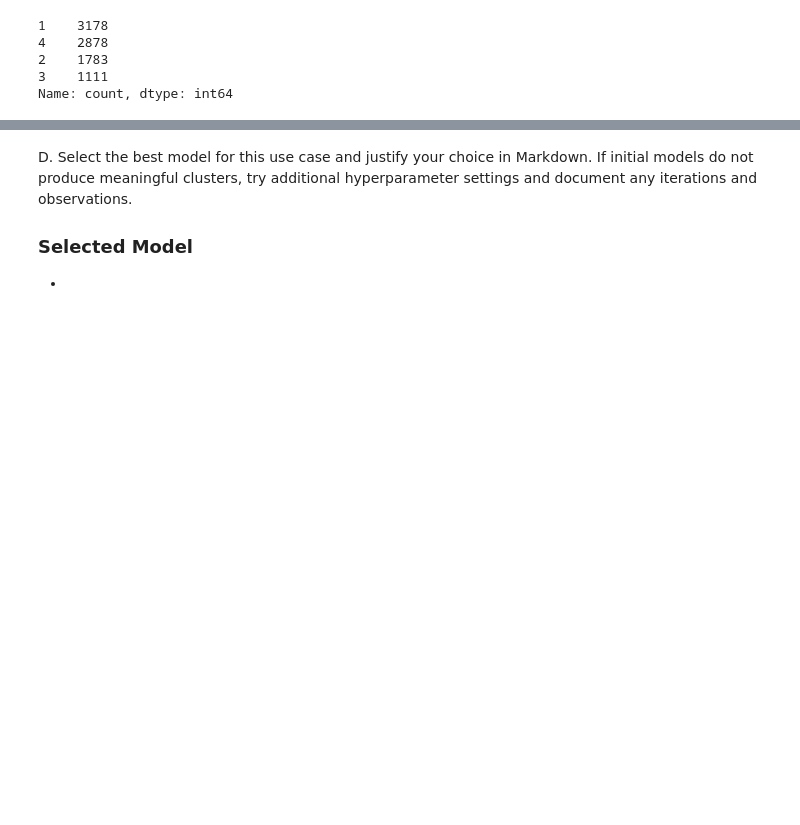
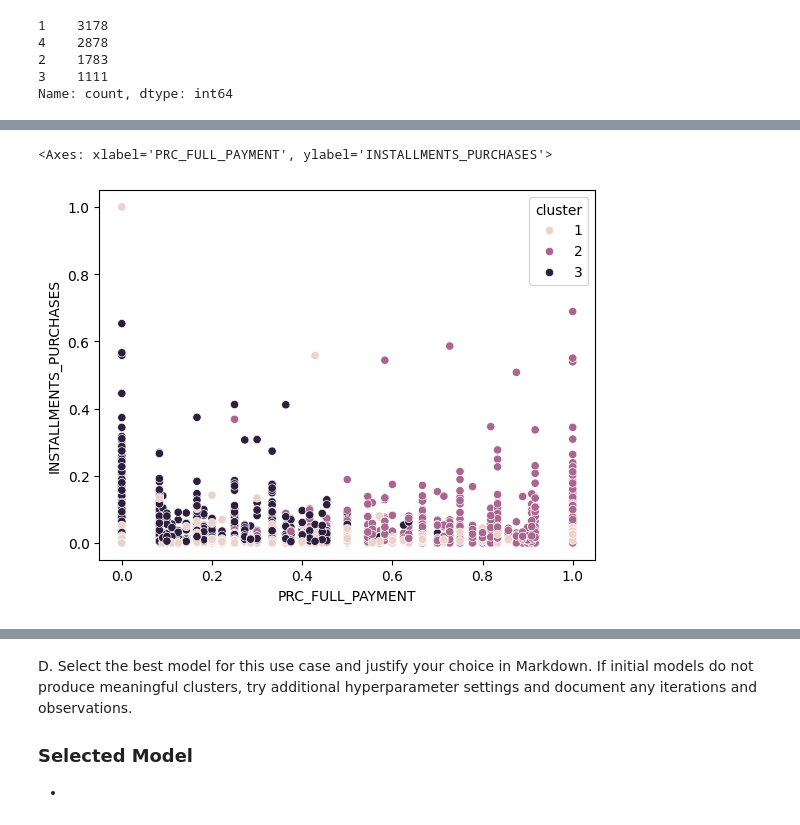
Before and after one commit to Hunteracademic/Unsupervised_assignment_1, a Jupyter notebook: Asg_02.ipynb, the cells around one changed output, grey strips where cells are left out. Saved outputs shown, nothing was run; the diff lists cells and outputs as text; code cells hidden in the pictures; blank space fills up the shorter version.

```diff
--- a/Asg_02.ipynb
+++ b/Asg_02.ipynb
@@ -357,0 +412,5 @@ Name: count, dtype: int64
+# %%
+sns.scatterplot(df_scaled, x='PRC_FULL_PAYMENT',y='INSTALLMENTS_PURCHASES', hue='cluster')
+# %% [output]
+<Axes: xlabel='PRC_FULL_PAYMENT', ylabel='INSTALLMENTS_PURCHASES'>
+[figure, added]
```
Also changed, not shown: parts of 5 cells of this notebook, 1 other file.
